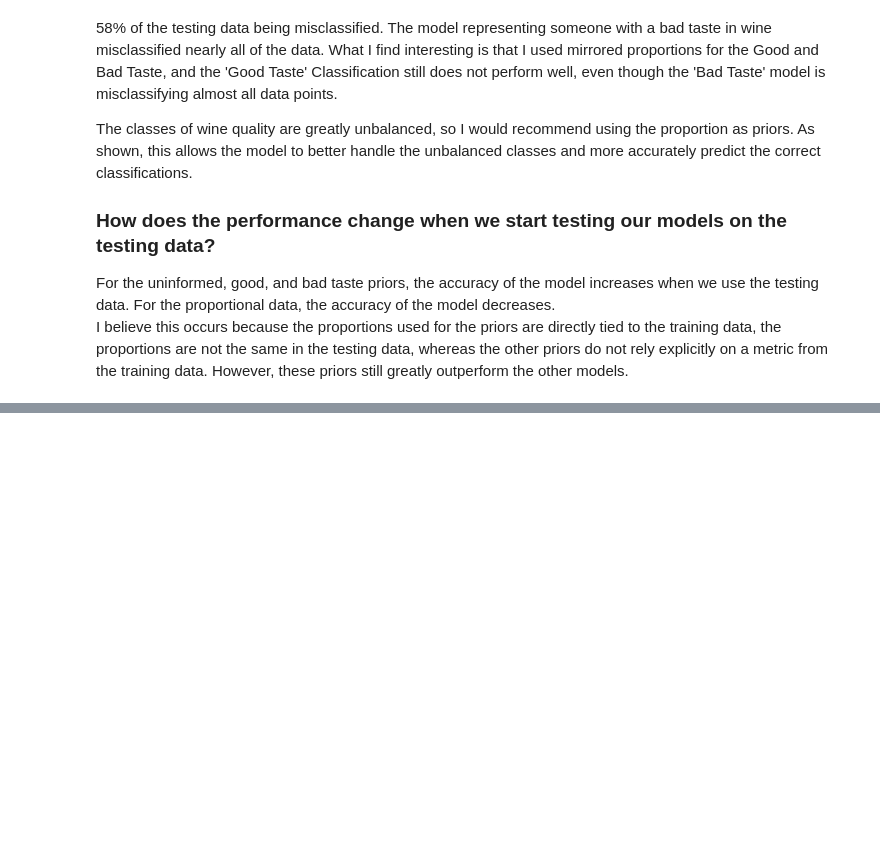
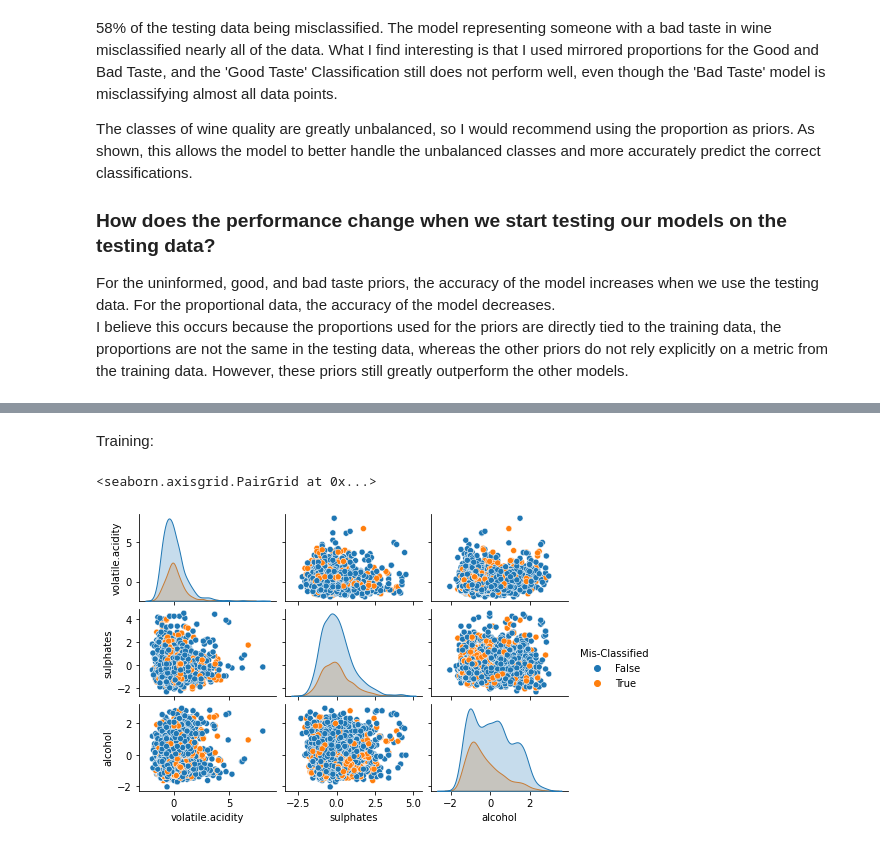
Before and after one commit to LaurenBassett/ds6040, a Jupyter notebook: Homework2/Homework2.ipynb, the cells around one changed output, grey strips where cells are left out. Saved outputs shown, nothing was run; the diff lists cells and outputs as text; code cells hidden in the pictures; blank space fills up the shorter version.

```diff
--- a/Homework2/Homework2.ipynb
+++ b/Homework2/Homework2.ipynb
@@ -177,8 +178,8 @@ F            1   77  234
 ## c) Priors that reflect the notion that most wines are awful, some wines are average, and few wines are good (your choice for the specific values)
 For my priors here, I am assuming 80% of the wines are poor, 15% of the wines are average, and 5% of the wines are good.
 # %%
-priors = [0.05, 0.15,0.8]
-LDA_MFSCFA = LDA(wine_training, 'wine_quality', priors = priors)
+MFSCFA_priors = [0.05, 0.15,0.8]
+LDA_MFSCFA = LDA(wine_training, 'wine_quality', priors = MFSCFA_priors)
 print('+--Most-Awful--Some-Average--Few-Good--+')
 print('\t-Training Dataset-')
 MFSCFA_Train_MCR = LDA_MFSCFA.misclass_rate()
@@ -276,0 +350,11 @@ I believe this occurs because the proportions used for the priors are directly t
+# %%
+LDA_train, LDA_test = find_three_combo(priors=proportion_priors)
+train_final = pd.DataFrame(LDA_train, columns = ['Combination', 'Misclass_Rate'])
+test_final = pd.DataFrame(LDA_test, columns = ['Combination', 'Misclass_Rate'])
+train_min = pd.DataFrame(train_final[train_final.Misclass_Rate == train_final.Misclass_Rate.min()]).reset_index()
+print("Training:\nThe Combination of Features that Provides the lowest mis-class rate, and the corresponding rate is...\n", train_min)
+print()
+test_min = pd.DataFrame(test_final[test_final.Misclass_Rate == test_final.Misclass_Rate.min()]).reset_index()
+print("Testing:\nThe Combination of Features that Provides the lowest mis-class rate, and the corresponding rate is...\n", test_min)
+LDA_best_misclass_train = LDA(wine_training[train_min['Combination'][0]], 'wine_quality', priors=proportion_priors)
+LDA_best_misclass_test = LDA(wine_testing[test_min['Combination'][0]], 'wine_quality', priors=proportion_priors)
@@ -276,0 +371,7 @@ I believe this occurs because the proportions used for the priors are directly t
+# %% [markdown]
+Training:
+# %%
+LDA_best_misclass_train.misclass_pairplot()
+# %% [output]
+<seaborn.axisgrid.PairGrid at 0x...>
+[figure, added]
```
Also changed, not shown: parts of 20 cells of this notebook.
